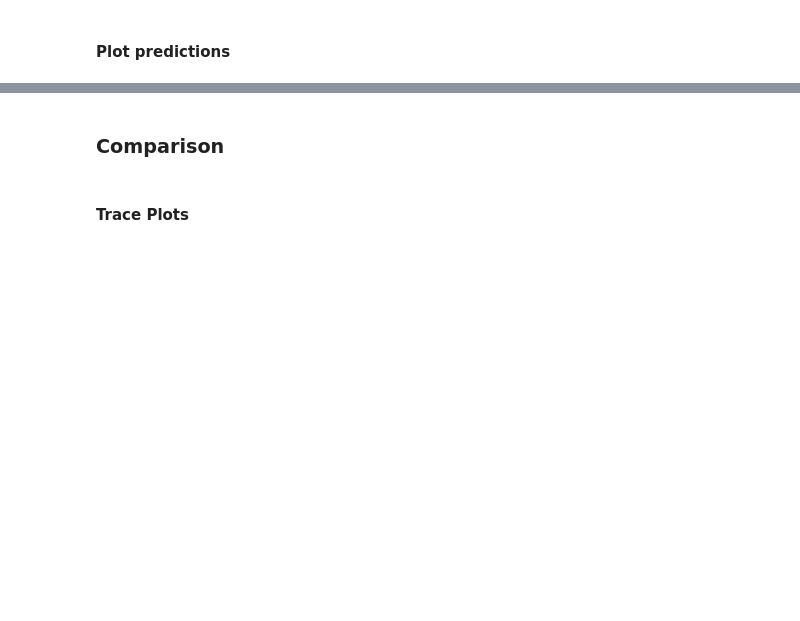
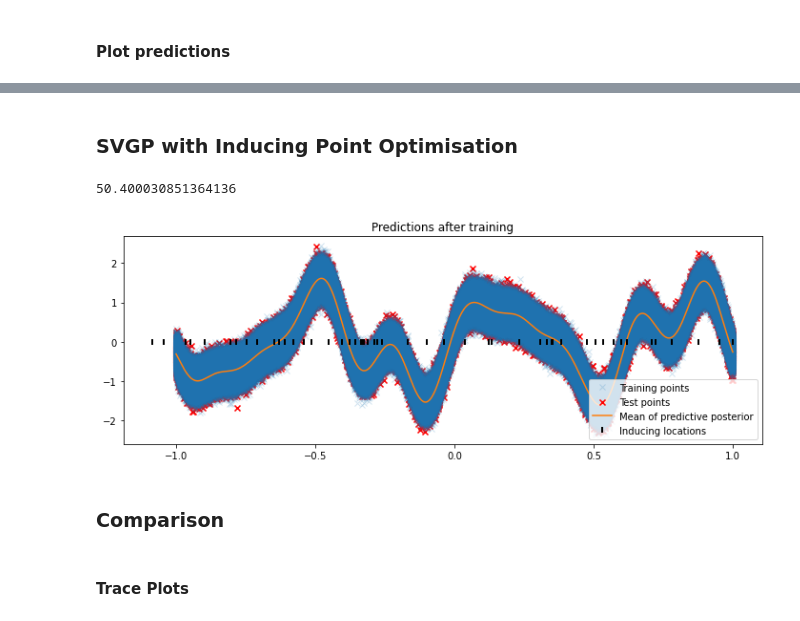
Before and after one commit to hugheshallettj/1D_regression_SGP, a Jupyter notebook: 1Dsparse_GPs_regression.ipynb, the cells around one changed output, grey strips where cells are left out. Drawn from its saved outputs; the diff is of its cells as text; code cells hidden in the pictures; blank space fills up the shorter version.

```diff
--- a/1Dsparse_GPs_regression.ipynb
+++ b/1Dsparse_GPs_regression.ipynb
@@ -427,3 +445,17 @@ SVGP_y_predict, SVGP_var = plot(m_SVGP, "Predictions after training", plot_induc
+# %% [markdown]
+### SVGP with Inducing Point Optimisation
+# %%
+m_SVGP_inclM = gpflow.models.SVGP(kernel, gpflow.likelihoods.Gaussian(), Z_SVGP, num_data=N)
+
+start_time_SVGP_inclM = time.time()
+SVGP_logf_inclM = run_adam(m_SVGP_inclM, maxiter)
+print(time.time()-start_time_SVGP_inclM)
+# %% [output]
+50.400030851364136
+# %%
+SVGP_y_predict_inclM, SVGP_var_inclM = plot(m_SVGP_inclM, "Predictions after training", plot_inducing_points=True)
+# %% [output]
+[figure, added]
 # %% [markdown]
 ### Comparison
 # %% [markdown]
```
Also changed, not shown: parts of 18 cells of this notebook.
